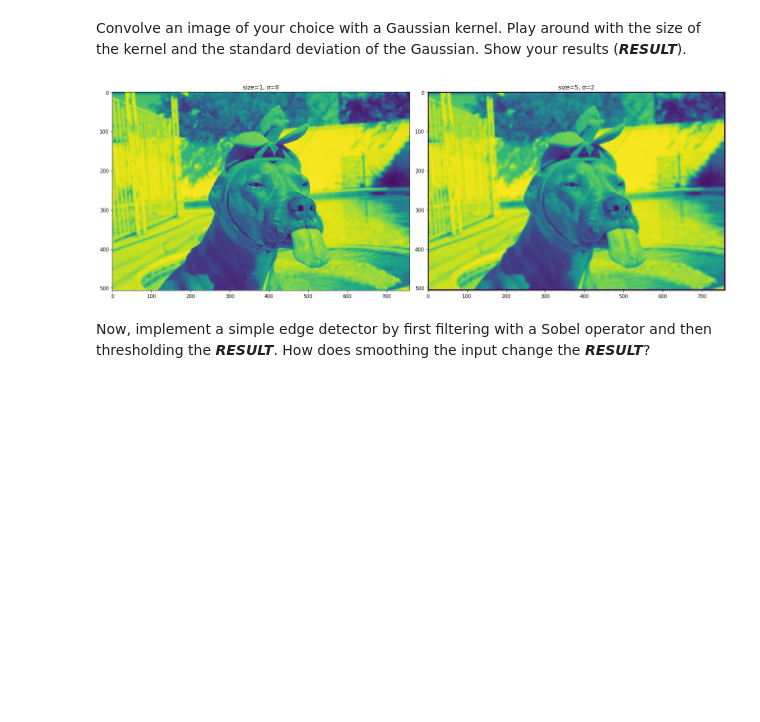
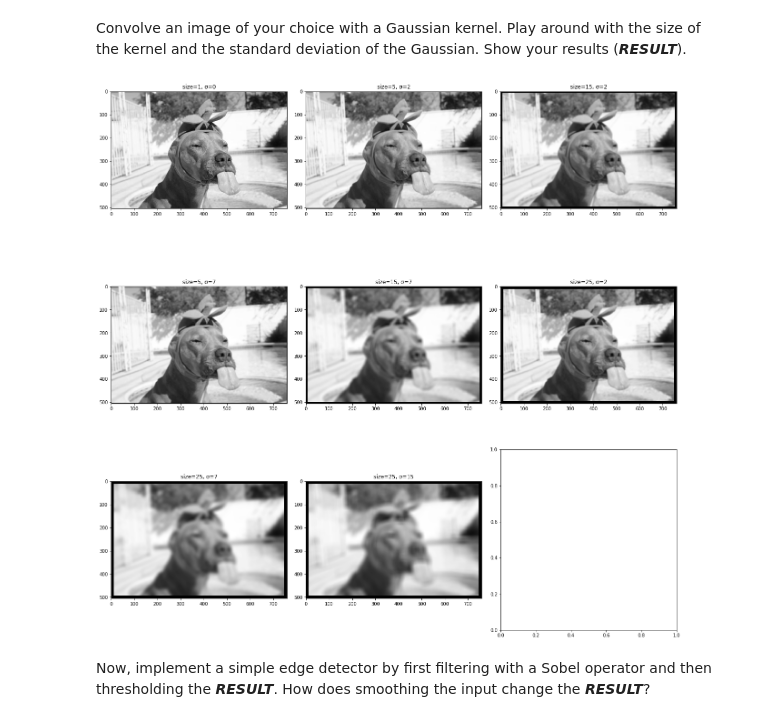
Before and after one commit to jneuendorf/cv1920_assignments, a Jupyter notebook: 02_convolution_canny.ipynb, the cells around one changed output. Cells and saved outputs as stored; diff of their text form; code cells hidden in the pictures; blank space fills up the shorter version.

```diff
--- a/02_convolution_canny.ipynb
+++ b/02_convolution_canny.ipynb
@@ -11,13 +11,13 @@ from numpy import linalg
 from skimage import io, color
 
 
-def conv2d(image, kernel):
+def conv2d(image, kernel, normalize=False):
     kernel_height, kernel_width = kernel.shape
     assert kernel_width % 2 != 0 and kernel_height % 2 != 0, 'kernel dimensions must but odd'
     kernel_sum = np.sum(np.fabs(kernel))
 
     image_height, image_width = image.shape
-    convoluted_image = np.zeros(image.shape)
+    convolved_image = np.zeros(image.shape)
 
     padding_x = kernel_width // 2
     padding_y = kernel_height // 2
@@ -35,13 +35,17 @@ def conv2d(image, kernel):
         for col in range(*convolution_area[1]):
             (y_min, y_max), (x_min, x_max) = get_window(row, col)
             area = image[y_min:y_max, x_min:x_max]
-            convoluted_image[row, col] = (area * kernel).sum() / kernel_sum
+            convolved_image[row, col] = (area * kernel).sum() / kernel_sum
 
-    return convoluted_image
+    if normalize:
+        convolved_image = (
+            (convolved_image - np.min(convolved_image))
+            / np.ptp(convolved_image)
+        )
+    return convolved_image
 
 
 image = color.rgb2gray(io.imread('images/dog.jpg'))
-# print(image.shape)
 
 kernel = np.array([
     [2,  4,  5,  4, 2],
@@ -68,44 +72,46 @@ from scipy import signal
 
 
 def gaussian_kernel(size, standard_deviation):
     """Returns a 2D Gaussian kernel array."""
     gkern1d = signal.gaussian(size, std=standard_deviation).reshape(size, 1)
     gkern2d = np.outer(gkern1d, gkern1d)
     return gkern2d
 
 
 kernels = (
     # No-op for comparison.
     dict(size=1, standard_deviation=0),
     # Actually blurring kernels.
     dict(size=5, standard_deviation=2),
-#     dict(size=15, standard_deviation=2),
-#     dict(size=5, standard_deviation=7),
-#     dict(size=15, standard_deviation=7),
-#     dict(size=25, standard_deviation=2),
-#     dict(size=25, standard_deviation=7),
-#     dict(size=25, standard_deviation=15),
+    dict(size=15, standard_deviation=2),
+    dict(size=5, standard_deviation=7),
+    dict(size=15, standard_deviation=7),
+    dict(size=25, standard_deviation=2),
+    dict(size=25, standard_deviation=7),
+    dict(size=25, standard_deviation=15),
 )
 
 
 
-convoluted_images = [
+convolved_images = [
     conv2d(image, gaussian_kernel(**kernel))
     for kernel in kernels
 ]
 
-fig = io.imshow_collection(convoluted_images)
+fig, axes = plt.subplots(nrows=3, ncols=3)
 fig.set_figheight(18)
 fig.set_figwidth(18)
 fig.tight_layout()
-for i, ax in enumerate(fig.axes):
+ax = np.asarray(axes).ravel()
+for i, im in enumerate(convolved_images):
+    ax[i].imshow(im, cmap='gray')
     try:
         kernel = kernels[i]
-        ax.set_title(f'size={kernel["size"]}, σ={kernel["standard_deviation"]}')
+        ax[i].set_title(f'size={kernel["size"]}, σ={kernel["standard_deviation"]}')
     except IndexError:
         pass
 # %% [output]
-[figure, old version]
+[figure, new version]
 # %% [markdown]
 Now, implement a simple edge detector by first filtering with a Sobel operator and then thresholding the ***RESULT***. How does smoothing the input change the ***RESULT***?
 # %% [markdown]
```
Also changed, not shown: parts of 1 cell of this notebook.
